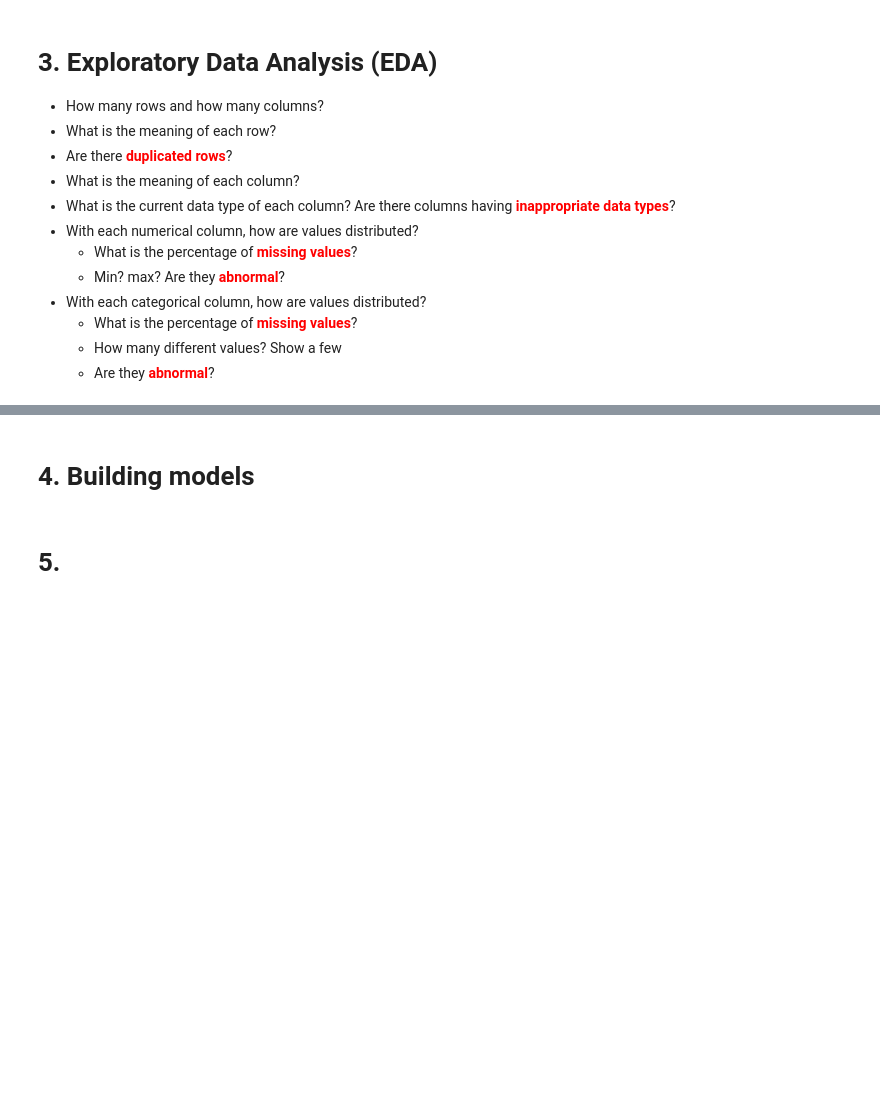
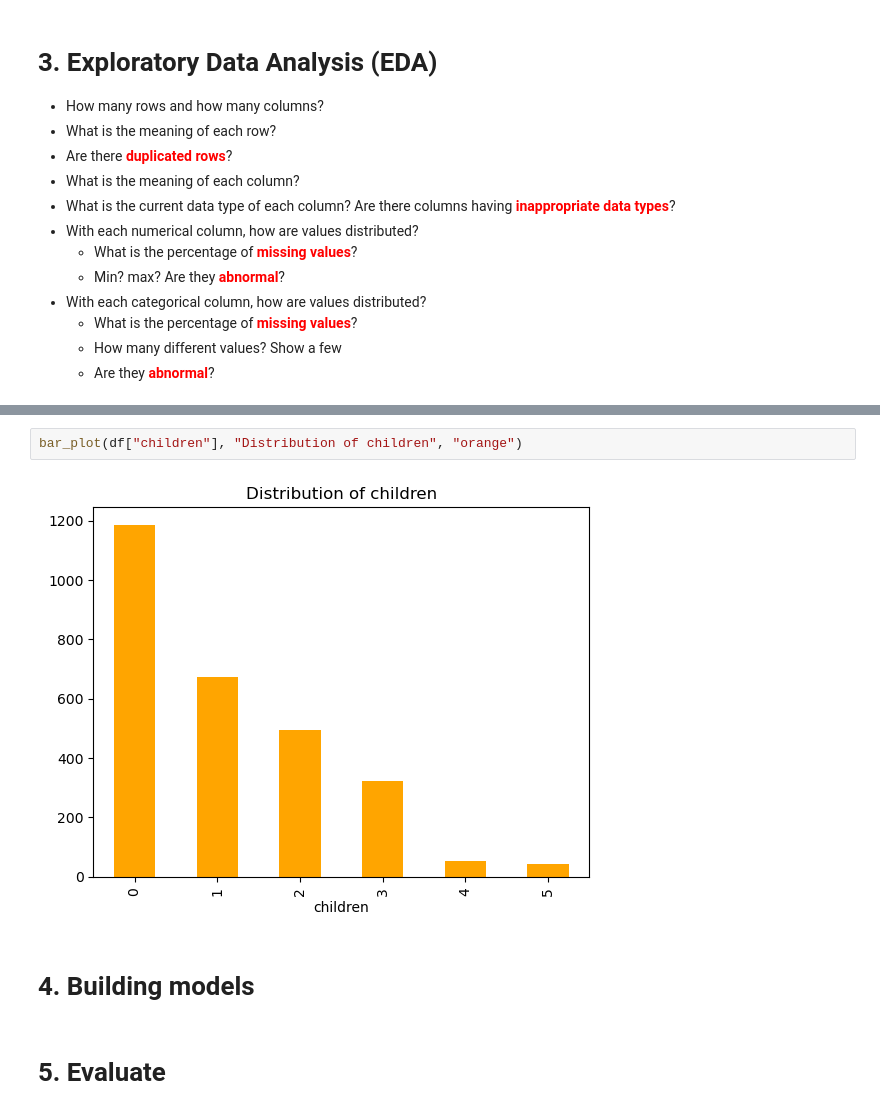
Before and after one commit to DinhXuanKhuong/Linear-Regression_Medical-Insurance-Cost-Prediction, a Jupyter notebook: code.ipynb, the cells around one changed output, grey strips where cells are left out. Saved outputs shown, nothing was run; the diff lists cells and outputs as text; blank space fills up the shorter version.

```diff
--- a/code.ipynb
+++ b/code.ipynb
@@ -25,5 +68,9 @@ import pandas as pd
+# %%
+bar_plot(df["children"], "Distribution of children", "orange")
+# %% [output]
+[figure, added]
 # %% [markdown]
 # 4. Building models
-# %% [markdown]
-# 5.
+# %% [markdown]
+# 5. Evaluate
 # %% [markdown]
```
Also changed, not shown: parts of 7 cells of this notebook.
